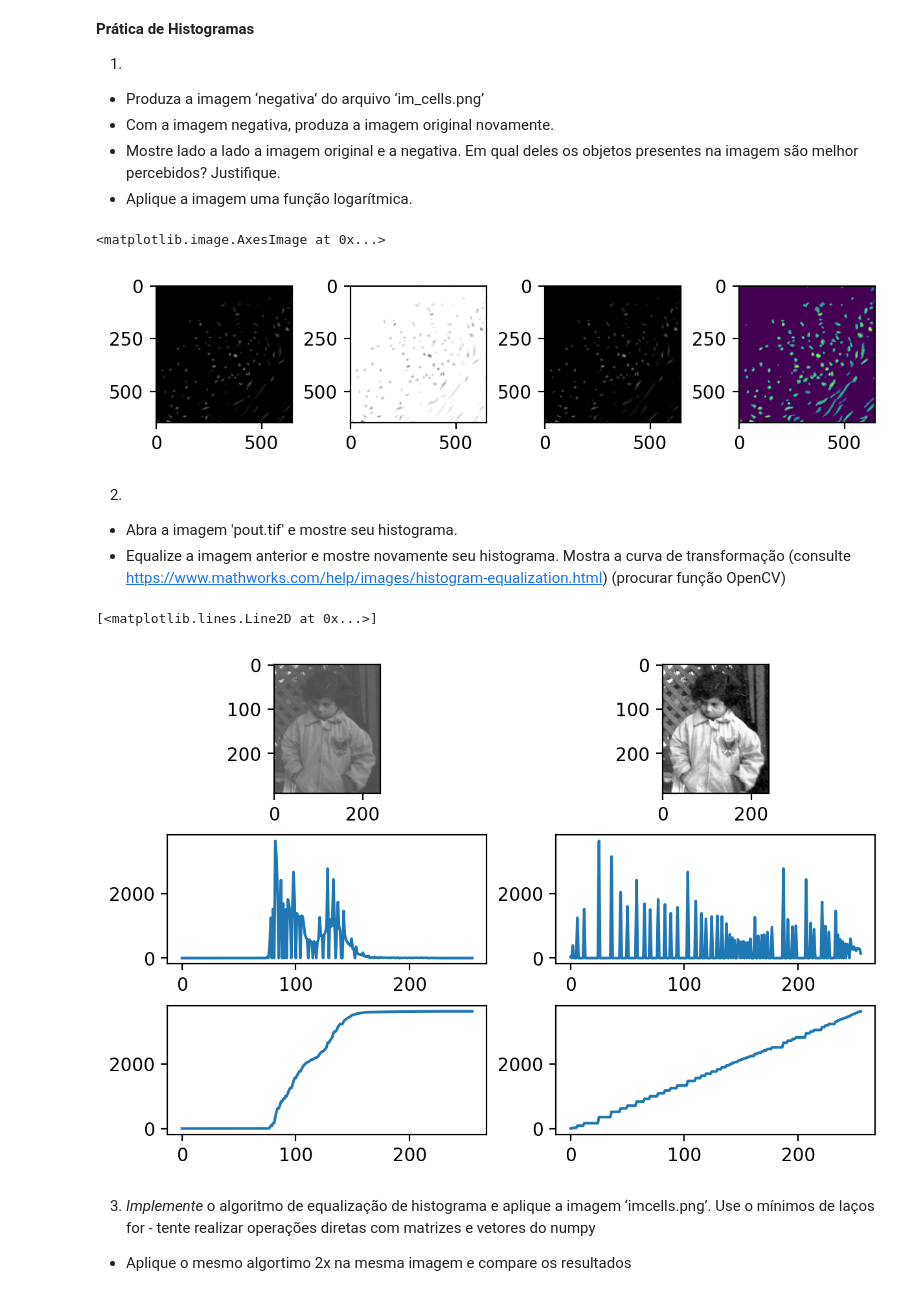
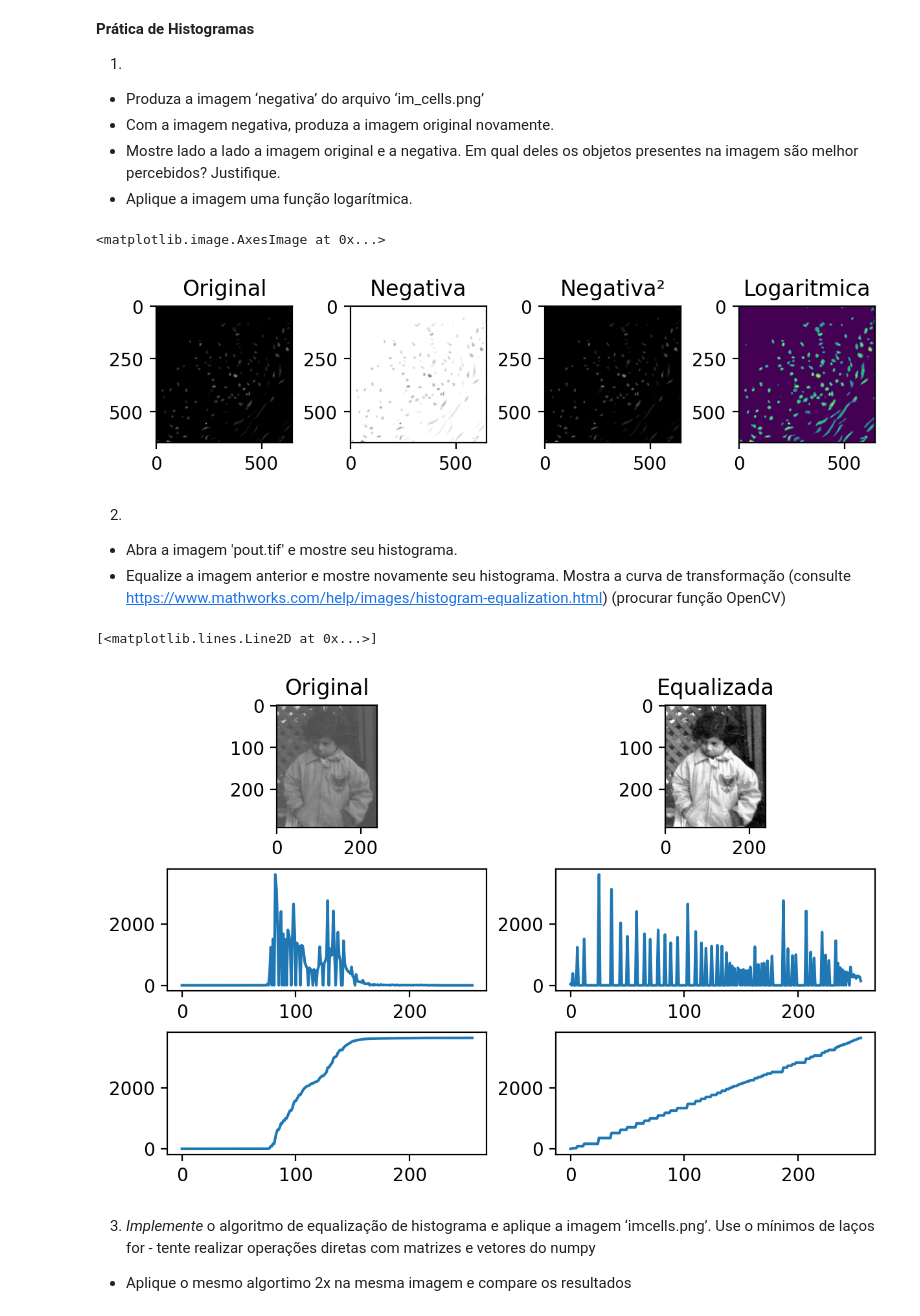
Before and after one commit to JhonnyBn/labs-pdi-pgc111-labs-2023-02, a Jupyter notebook: Lab03 - Histogram Equalization/Lab03.ipynb, the cells around one changed output. Drawn from its saved outputs; the diff is of its cells as text; code cells hidden in the pictures.

```diff
--- a/Lab03 - Histogram Equalization/Lab03.ipynb
+++ b/Lab03 - Histogram Equalization/Lab03.ipynb
@@ -9,30 +9,34 @@
 # %%
 # code here
 import cv2
 import matplotlib.pyplot as plt
 import numpy as np
 
 plt.rcParams['figure.dpi'] = 200
 
 img = cv2.imread("im_cells.png", cv2.IMREAD_GRAYSCALE)
 
 img_inv = 255-img
 img_ori = 255-img_inv
 img_log = np.log1p(img)
 
 fig, axes = plt.subplots(1,4, layout="constrained")
+axes[0].set_title("Original")
 axes[0].imshow(img, cmap='gray', vmin=0, vmax=255)
+axes[1].set_title("Negativa")
 axes[1].imshow(img_inv, cmap='gray', vmin=0, vmax=255)
+axes[2].set_title("Negativa²")
 axes[2].imshow(img_ori, cmap='gray', vmin=0, vmax=255)
+axes[3].set_title("Logaritmica")
 axes[3].imshow(img_log)
 
 # Em qual deles os objetos presentes na imagem são melhor percebidos? Justifique.
 # Nenhum, ambas as imagens são difíceis de enxergar. Prefiro a imagem original pois
 # o fundo preto agride menos os olhos, mas para perceber pequenas mudanças é mais fácil observar a imagem invertida,
 # pois os olhos humanos detectam variações de branco melhor do que variações de preto.
 # %% [output]
 <matplotlib.image.AxesImage at 0x...>
-[figure, old version]
+[figure, new version]
 # %% [markdown]
 2)
 - Abra a imagem 'pout.tif' e mostre seu histograma.
@@ -65,7 +69,9 @@ cdf_eq = np.cumsum(hist_eq)
 cdf_eq = cdf_eq * float(np.max(hist_eq)/cdf_eq.max())
 
 fig, axes = plt.subplots(3,2, layout="constrained")
+axes[0,0].set_title("Original")
 axes[0,0].imshow(img, cmap='gray', vmin=0, vmax=255)
+axes[0,1].set_title("Equalizada")
 axes[0,1].imshow(img_eq, cmap='gray', vmin=0, vmax=255)
 axes[1,0].plot(hist)
 axes[1,1].plot(hist_eq)
@@ -73,7 +79,7 @@ axes[2,0].plot(cdf)
 axes[2,1].plot(cdf_eq)
 # %% [output]
 [<matplotlib.lines.Line2D at 0x...>]
-[figure, old version]
+[figure, new version]
 # %% [markdown]
 3) *Implemente* o algoritmo de equalização de histograma e aplique a imagem ‘imcells.png’. Use o mínimos de laços for - tente realizar operações diretas com matrizes e vetores do numpy
 - Aplique o mesmo algortimo 2x na mesma imagem e compare os resultados
```
Also changed, not shown: parts of 1 cell of this notebook, 3 other files.
